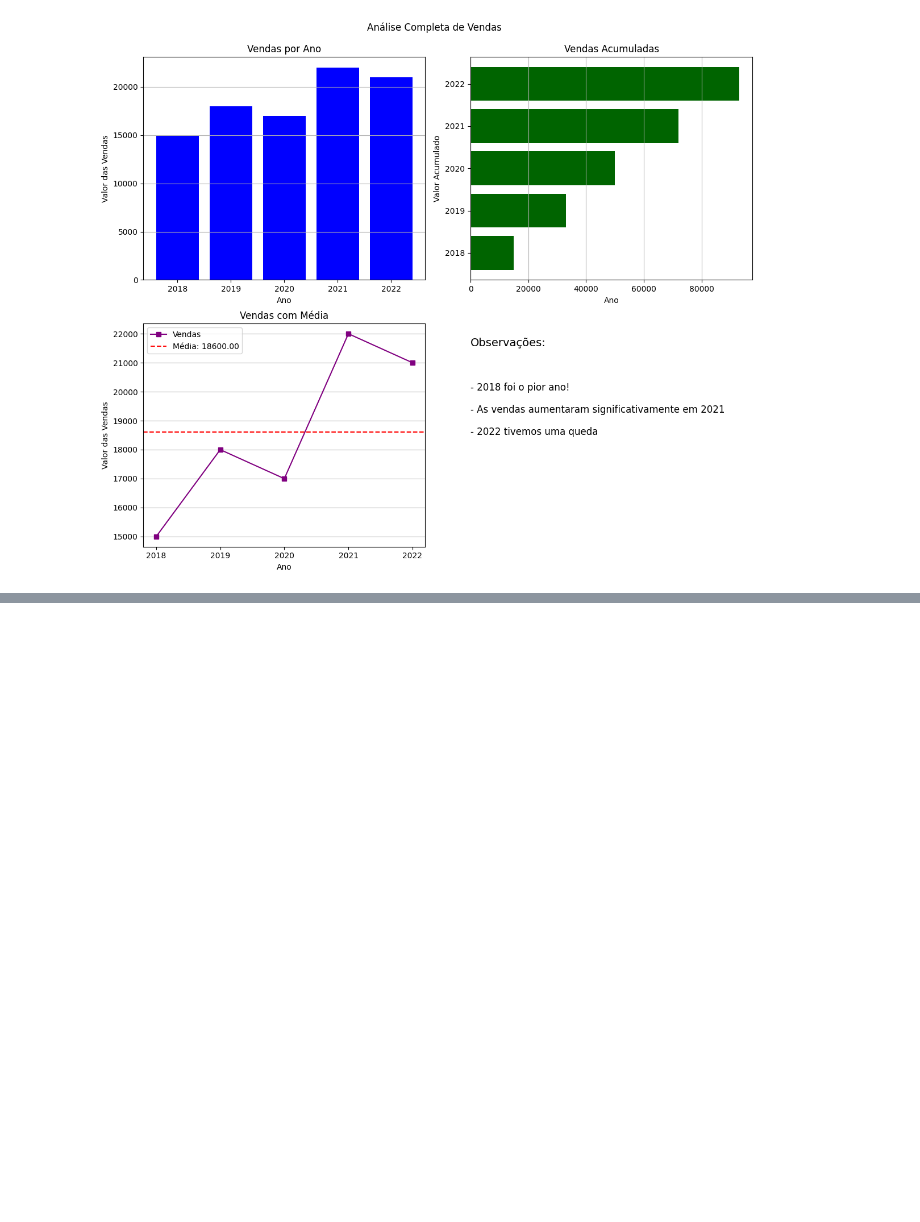
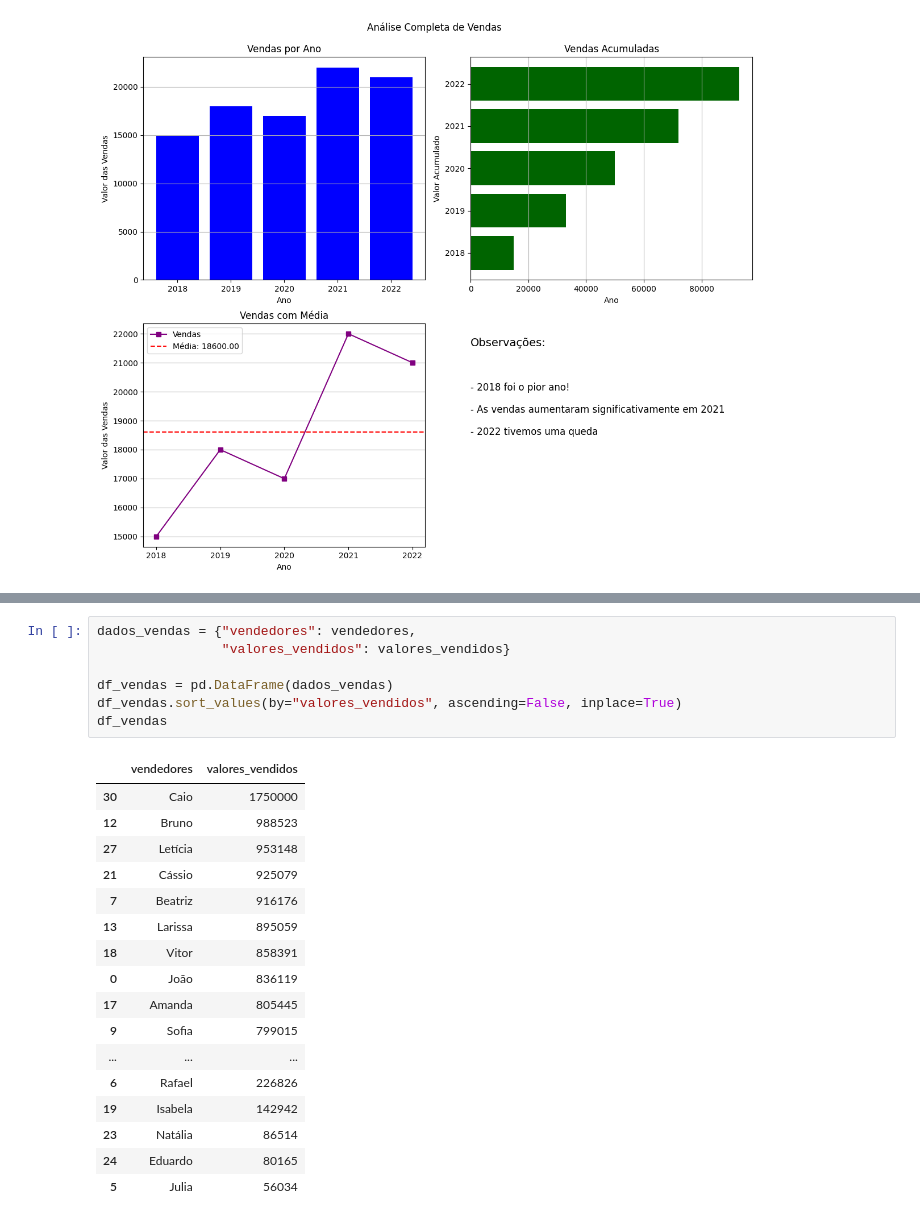
Before and after one commit to joao-vale414/RepoSenac, a Jupyter notebook: MATPLOT.ipynb, the cells around one changed output, grey strips where cells are left out. Saved outputs shown, nothing was run; the diff lists cells and outputs as text; blank space fills up the shorter version.

```diff
--- a/MATPLOT.ipynb
+++ b/MATPLOT.ipynb
@@ -135,0 +157,25 @@ plt.show()
+# %%
+dados_vendas = {"vendedores": vendedores,
+                "valores_vendidos": valores_vendidos}
+
+df_vendas = pd.DataFrame(dados_vendas)
+df_vendas.sort_values(by="valores_vendidos", ascending=False, inplace=True)
+df_vendas
+# %% [output]
+|  | vendedores | valores_vendidos |
+| 30 | Caio | 1750000 |
+| 12 | Bruno | 988523 |
+| 27 | Letícia | 953148 |
+| 21 | Cássio | 925079 |
+| 7 | Beatriz | 916176 |
+| 13 | Larissa | 895059 |
+| 18 | Vitor | 858391 |
+| 0 | João | 836119 |
+| 17 | Amanda | 805445 |
+| 9 | Sofia | 799015 |
+| ... | ... | ... |
+| 6 | Rafael | 226826 |
+| 19 | Isabela | 142942 |
+| 23 | Natália | 86514 |
+| 24 | Eduardo | 80165 |
+| 5 | Julia | 56034 |
```
Also changed, not shown: parts of 5 cells of this notebook, 1 other file.
